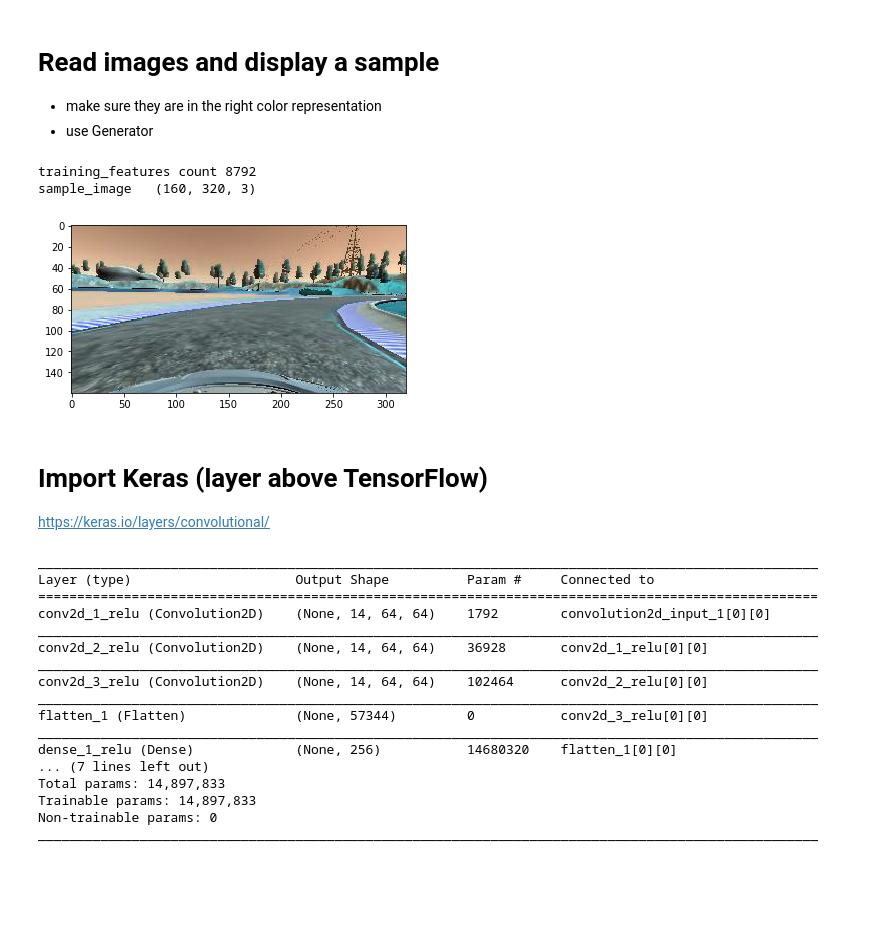
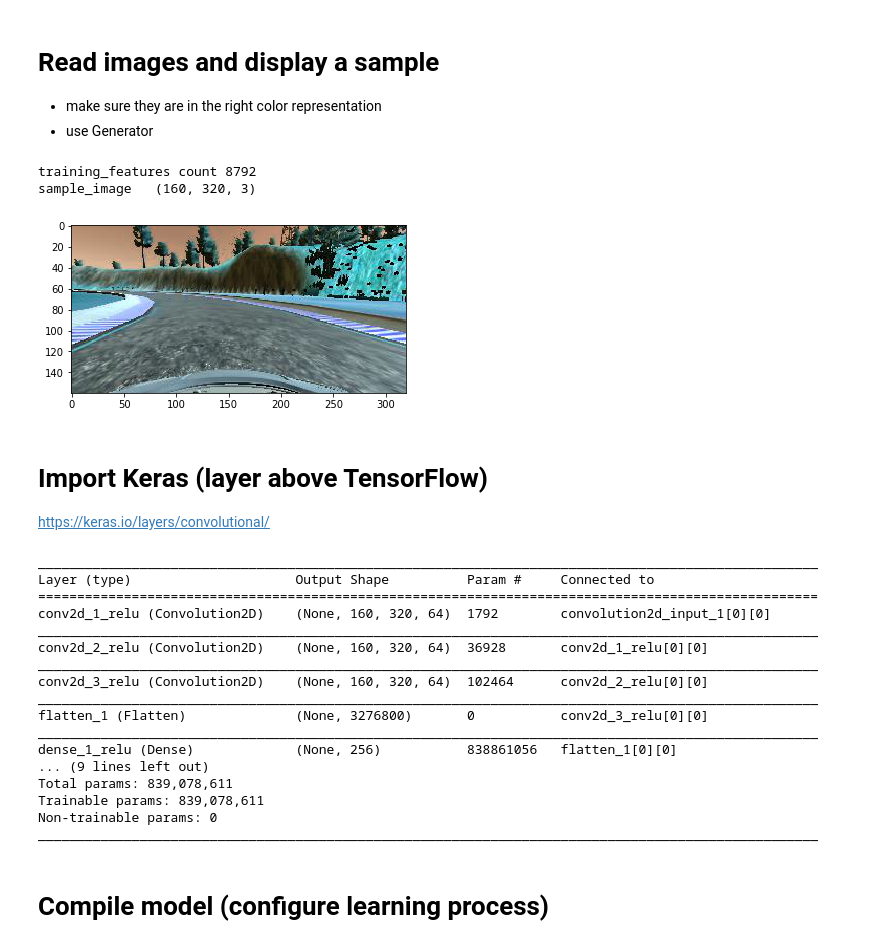
Before and after one commit to UkiDLucas/CarND-Behavioral-Cloning-P3, a Jupyter notebook: training_pipeline.ipynb, the cells around one changed output. Saved outputs shown, nothing was run; the diff lists cells and outputs as text; code cells hidden in the pictures; blank space fills up the shorter version.

Commit message:
training the model

```diff
--- a/training_pipeline.ipynb
+++ b/training_pipeline.ipynb
@@ -96,24 +96,29 @@ print(image_paths[1])
 - make sure they are in the right color representation
 - use Generator
 # %%
-#import numpy as np
+import numpy as np
 from ImageHelper import read_image_array
-training_features = [read_image_array(path) for path in image_paths]
+#training_features = [read_image_array(path) for path in image_paths]
+
+image_list = []
+for path in image_paths:
+    image_list.append(read_image_array(path))
+training_features = np.array(image_list) # numpy array, not just a list
 
 print ("training_features count", len(training_features) )
 
 sample_image = training_features[2]
 print ("sample_image  ", sample_image.shape)
 
 import matplotlib.pyplot as plt
 plt.imshow(sample_image) # cmap='gray' , cmap='rainbow'
 plt.show()
 
 #print(sample_image[0][0:15])
 # %% [output]
 training_features count 8792
 sample_image   (160, 320, 3)
-[figure, old version]
+[figure, new version]
 # %% [markdown]
 # Import Keras (layer above TensorFlow)
 
@@ -133,10 +138,13 @@ from keras.layers.convolutional import Convolution2D, MaxPooling2D, ZeroPadding2
 # %%
 # Build a Convolutional Neural Network
 # %%
+# Expected to see 1 arrays but instead got the following list of 8792 arrays: [array([[[203, 156, 129],
+
+
 model = Sequential()
-
+# sample_image   (160, 320, 3)
 model.add(Convolution2D(64, 3, 3, border_mode='same', activation="relu" ,
-                        input_shape=(14, 64 ,3), dim_ordering='tf', name="conv2d_1_relu"))
+                        input_shape=(160, 320 ,3), dim_ordering='tf', name="conv2d_1_relu"))
 model.add(Convolution2D(64, 3, 3, border_mode='same', activation="relu", name="conv2d_2_relu" ))
 model.add(Convolution2D(64, 5, 5, border_mode='same', activation="relu", name="conv2d_3_relu" ))
 
@@ -152,24 +160,26 @@ model.add(Dense(256, activation="relu", name="dense_2_relu" )) #256
 model.add(Dense(41, activation='linear' , name="dense_3_41_linear")) # default: linear | softmax | relu | sigmoid
 
 # REGRESSION
-#model.add(Dense(1, activation='linear'))
+model.add(Dense(1, activation='linear'))
 
 model.summary()
 # %% [output]
 ____________________________________________________________________________________________________
 Layer (type)                     Output Shape          Param #     Connected to
 ====================================================================================================
-conv2d_1_relu (Convolution2D)    (None, 14, 64, 64)    1792        convolution2d_input_1[0][0]
+conv2d_1_relu (Convolution2D)    (None, 160, 320, 64)  1792        convolution2d_input_1[0][0]
 ____________________________________________________________________________________________________
-conv2d_2_relu (Convolution2D)    (None, 14, 64, 64)    36928       conv2d_1_relu[0][0]
+conv2d_2_relu (Convolution2D)    (None, 160, 320, 64)  36928       conv2d_1_relu[0][0]
 ____________________________________________________________________________________________________
-conv2d_3_relu (Convolution2D)    (None, 14, 64, 64)    102464      conv2d_2_relu[0][0]
+conv2d_3_relu (Convolution2D)    (None, 160, 320, 64)  102464      conv2d_2_relu[0][0]
 ____________________________________________________________________________________________________
-flatten_1 (Flatten)              (None, 57344)         0           conv2d_3_relu[0][0]
+flatten_1 (Flatten)              (None, 3276800)       0           conv2d_3_relu[0][0]
 ____________________________________________________________________________________________________
-dense_1_relu (Dense)             (None, 256)           14680320    flatten_1[0][0]
-... (7 lines left out)
-Total params: 14,897,833
-Trainable params: 14,897,833
+dense_1_relu (Dense)             (None, 256)           838861056   flatten_1[0][0]
+... (9 lines left out)
+Total params: 839,078,611
+Trainable params: 839,078,611
 Non-trainable params: 0
 ____________________________________________________________________________________________________
+# %% [markdown]
+# Compile model (configure learning process)
```
Also changed, not shown: parts of 9 cells of this notebook, 3 other files.
